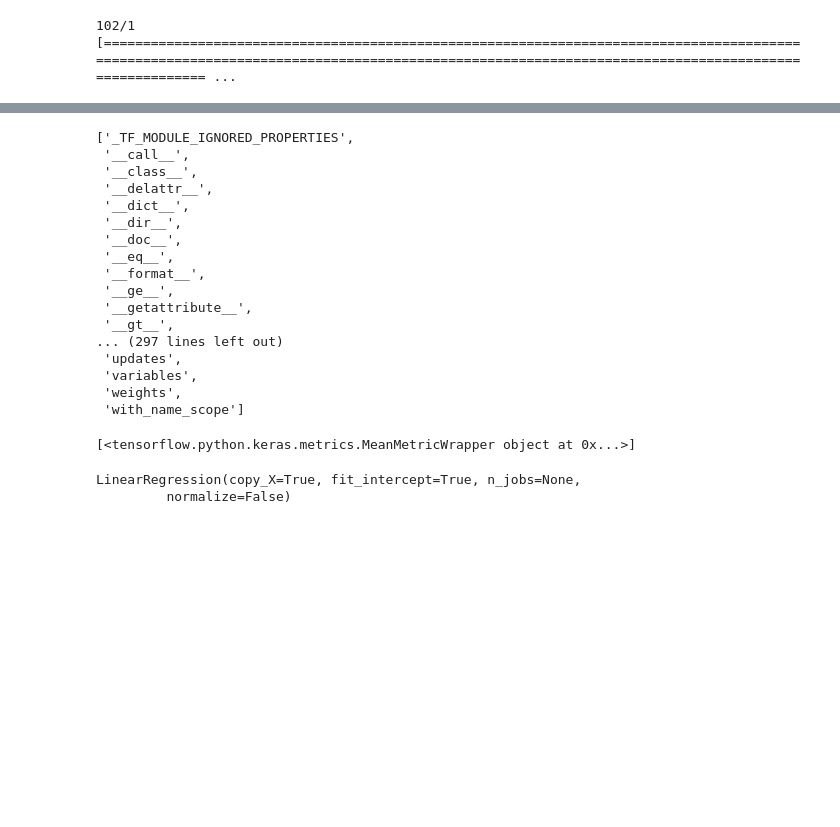
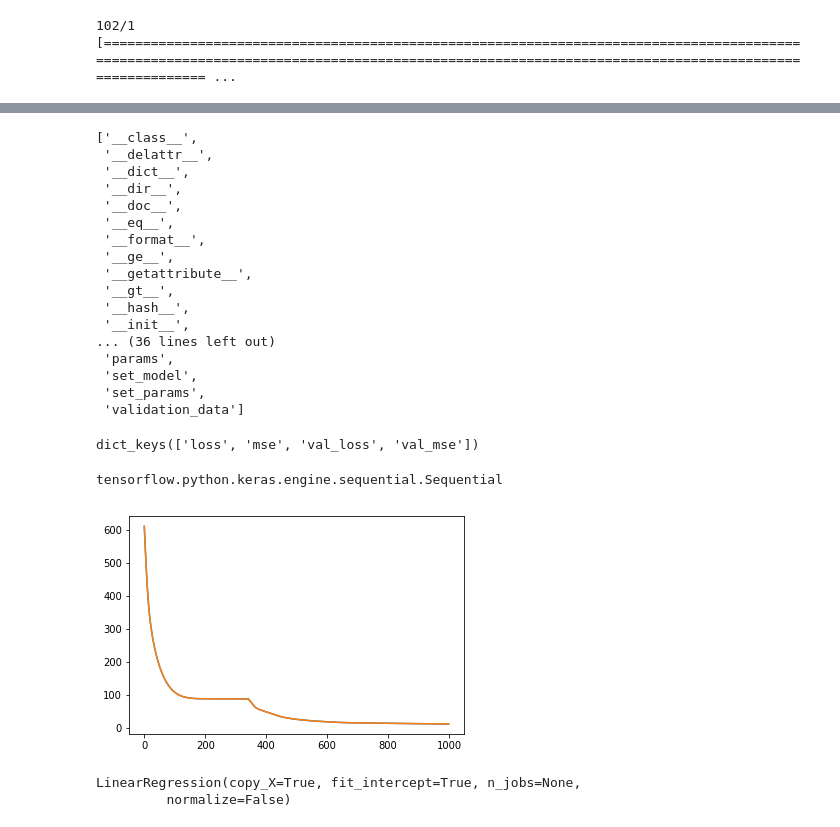
Before and after one commit to bloominstituteoftechnology/DS-Unit-4-Sprint-2-Neural-Networks, a Jupyter notebook: module3-Intro-to-Keras/LS_DS_423_Keras_Assignment.ipynb, the cells around one changed output, grey strips where cells are left out. Cells and saved outputs as stored; diff of their text form; code cells hidden in the pictures; blank space fills up the shorter version.

```diff
--- a/module3-Intro-to-Keras/LS_DS_423_Keras_Assignment.ipynb
+++ b/module3-Intro-to-Keras/LS_DS_423_Keras_Assignment.ipynb
@@ -79,9 +80,7 @@ MSE is : 29.47092056274414
 # %%
-dir(history.model)
+dir(history)
 # %% [output]
-['_TF_MODULE_IGNORED_PROPERTIES',
- '__call__',
- '__class__',
+['__class__',
  '__delattr__',
  '__dict__',
  '__dir__',
@@ -91,21 +90,35 @@ dir(history.model)
  '__ge__',
  '__getattribute__',
  '__gt__',
-... (297 lines left out)
- 'updates',
- 'variables',
- 'weights',
- 'with_name_scope']
+ '__hash__',
+ '__init__',
+... (36 lines left out)
+ 'params',
+ 'set_model',
+ 'set_params',
+ 'validation_data']
+# %%
+print(history.history.keys())
+# %% [output]
+dict_keys(['loss', 'mse', 'val_loss', 'val_mse'])
 # %%
-print(history.model.metrics)
+type(history.model)
 # %% [output]
-[<tensorflow.python.keras.metrics.MeanMetricWrapper object at 0x...>]
+tensorflow.python.keras.engine.sequential.Sequential
 # %%
-# import matplotlib.pyplot as plt
+import matplotlib.pyplot as plt
 
-# plt.plot(history.model.loss_functions)
-# plt.plot(history.history['update'])
-# plt.show()
+plt.plot(history.history['loss'])
+
+plt.plot(history.history['mse'])
+
+#plt.plot(history.history['val_loss'])
+
+#plt.plot(history.history['val_mse'])
+
+plt.show()
+# %% [output]
+[figure, added]
 # %%
 from sklearn.linear_model import LinearRegression
 from sklearn.metrics import mean_squared_error
```
Also changed, not shown: parts of 26 cells of this notebook.
